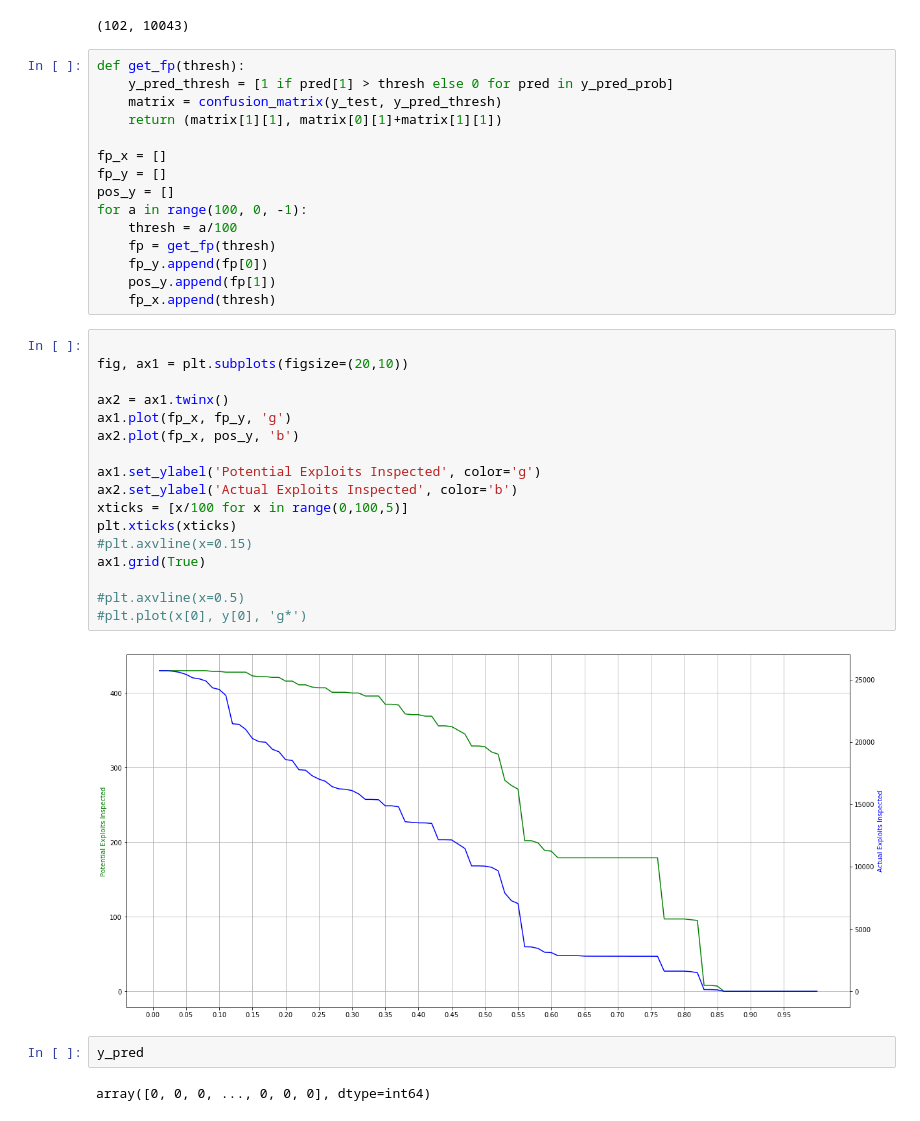
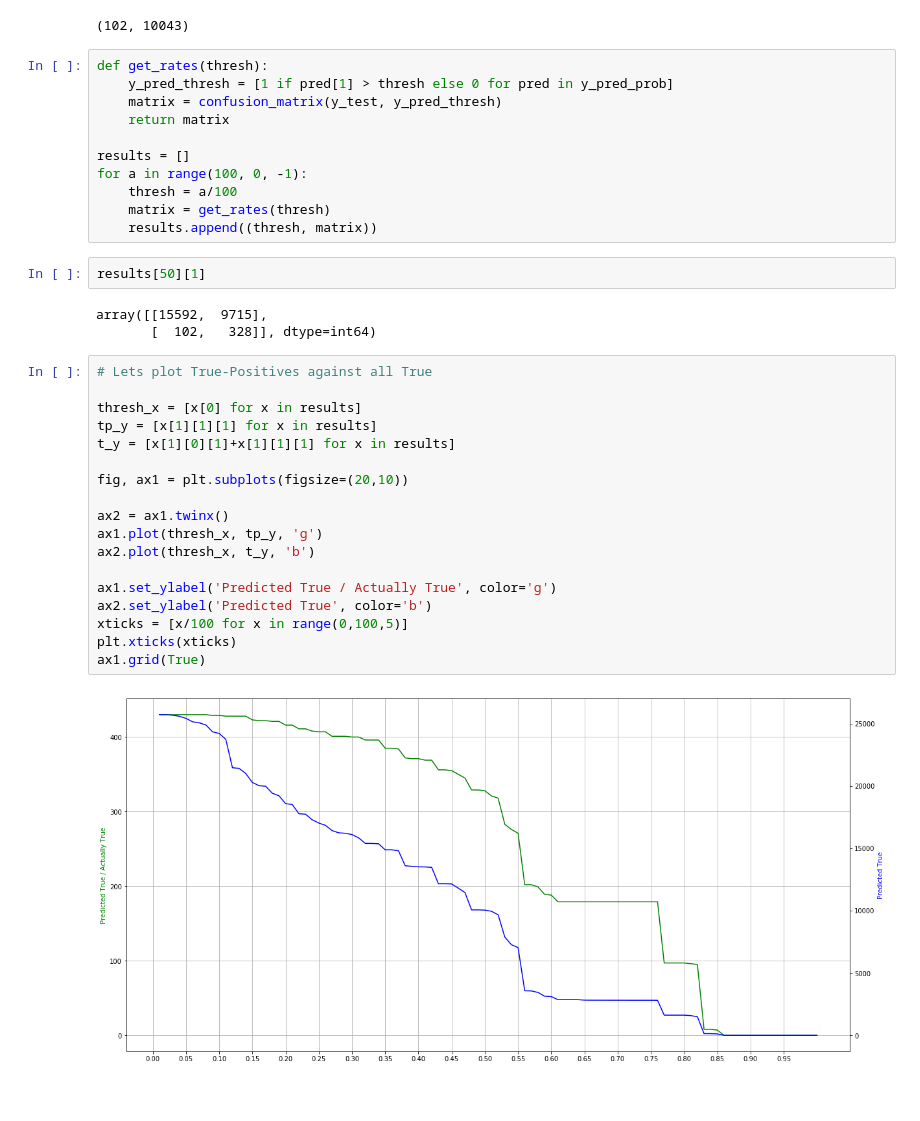
Before and after one commit to kfarr3/MLND-Capstone, a Jupyter notebook: code/model/regression.ipynb, the cells around one changed output. Cells and saved outputs as stored; diff of their text form; blank space fills up the shorter version.

```diff
--- a/code/model/regression.ipynb
+++ b/code/model/regression.ipynb
@@ -122,40 +121,38 @@ matrix = confusion_matrix(y_test, y_pred_thresh)
 # %% [output]
 (102, 10043)
 # %%
-def get_fp(thresh):
+def get_rates(thresh):
     y_pred_thresh = [1 if pred[1] > thresh else 0 for pred in y_pred_prob]
     matrix = confusion_matrix(y_test, y_pred_thresh)
-    return (matrix[1][1], matrix[0][1]+matrix[1][1])
+    return matrix
 
-fp_x = []
-fp_y = []
-pos_y = []
+results = []
 for a in range(100, 0, -1):
     thresh = a/100
-    fp = get_fp(thresh)
-    fp_y.append(fp[0])
-    pos_y.append(fp[1])
-    fp_x.append(thresh)
+    matrix = get_rates(thresh)
+    results.append((thresh, matrix))
+# %%
+results[50][1]
+# %% [output]
+array([[15592,  9715],
+       [  102,   328]], dtype=int64)
 # %%
+# Lets plot True-Positives against all True
+
+thresh_x = [x[0] for x in results]
+tp_y = [x[1][1][1] for x in results]
+t_y = [x[1][0][1]+x[1][1][1] for x in results]
 
 fig, ax1 = plt.subplots(figsize=(20,10))
 
 ax2 = ax1.twinx()
-ax1.plot(fp_x, fp_y, 'g')
-ax2.plot(fp_x, pos_y, 'b')
+ax1.plot(thresh_x, tp_y, 'g')
+ax2.plot(thresh_x, t_y, 'b')
 
-ax1.set_ylabel('Potential Exploits Inspected', color='g')
-ax2.set_ylabel('Actual Exploits Inspected', color='b')
+ax1.set_ylabel('Predicted True / Actually True', color='g')
+ax2.set_ylabel('Predicted True', color='b')
 xticks = [x/100 for x in range(0,100,5)]
 plt.xticks(xticks)
-#plt.axvline(x=0.15)
 ax1.grid(True)
-
-#plt.axvline(x=0.5)
-#plt.plot(x[0], y[0], 'g*')
 # %% [output]
-[figure, old version]
+[figure, new version]
-# %%
-y_pred
-# %% [output]
-array([0, 0, 0, ..., 0, 0, 0], dtype=int64)
```
Also changed, not shown: parts of 7 cells of this notebook.
